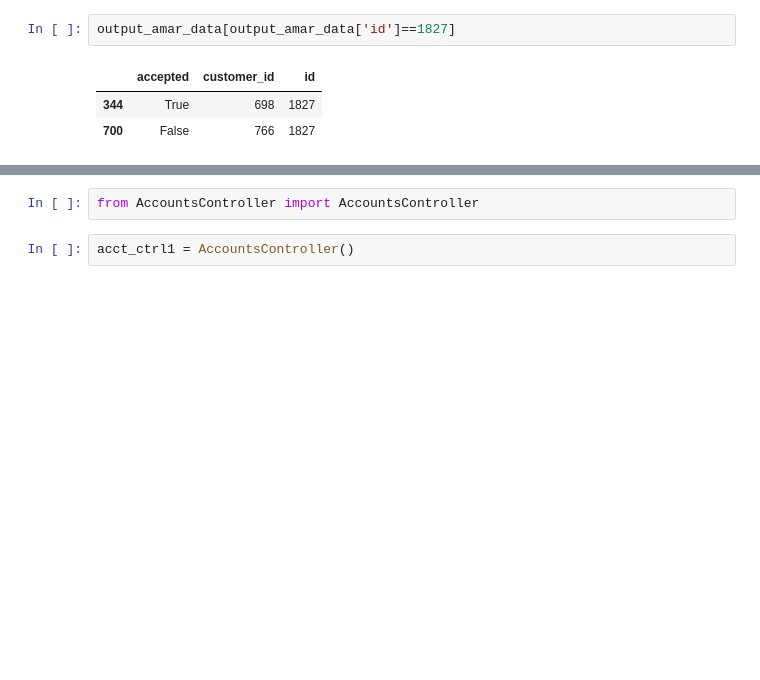
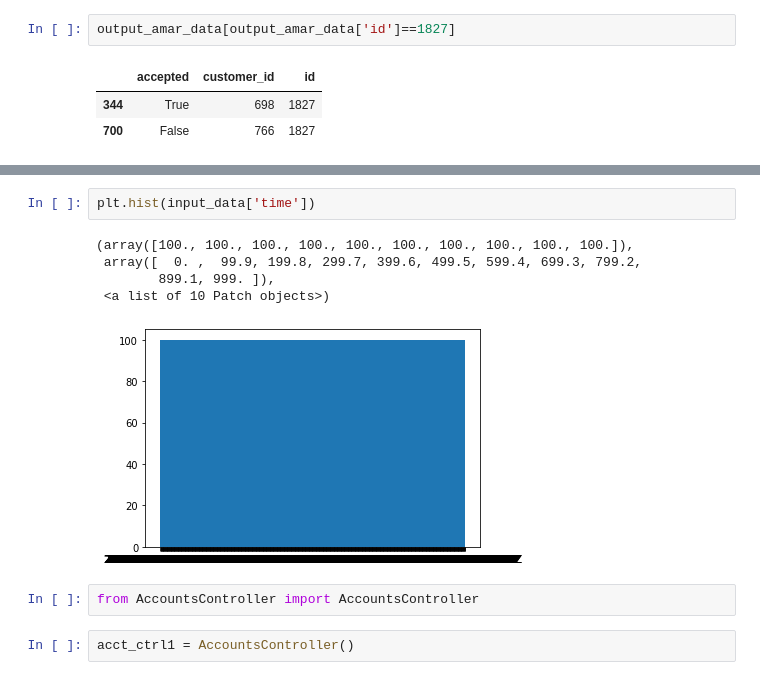
Before and after one commit to armandordorica/velocity_limits, a Jupyter notebook: Velocity_limits.ipynb, the cells around one changed output, grey strips where cells are left out. Saved outputs shown, nothing was run; the diff lists cells and outputs as text; blank space fills up the shorter version.

```diff
--- a/Velocity_limits.ipynb
+++ b/Velocity_limits.ipynb
@@ -150,3 +166,11 @@ output_amar_data[output_amar_data['id']==1827]
+# %%
+plt.hist(input_data['time'])
+# %% [output]
+(array([100., 100., 100., 100., 100., 100., 100., 100., 100., 100.]),
+ array([  0. ,  99.9, 199.8, 299.7, 399.6, 499.5, 599.4, 699.3, 799.2,
+        899.1, 999. ]),
+ <a list of 10 Patch objects>)
+[figure, added]
 # %%
 from AccountsController import AccountsController
 # %%
```
Also changed, not shown: parts of 3 cells of this notebook.
